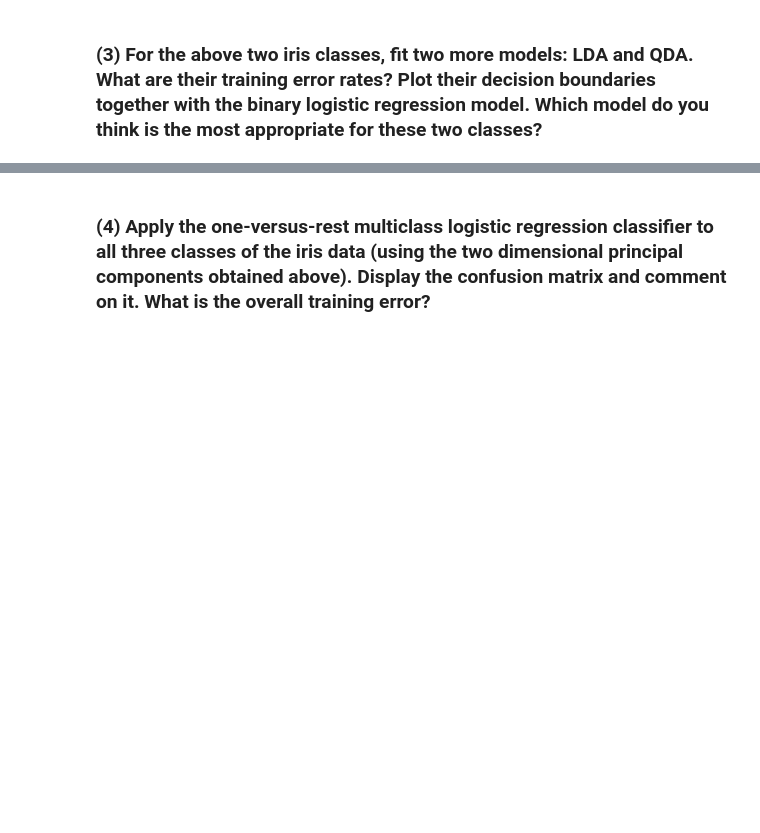
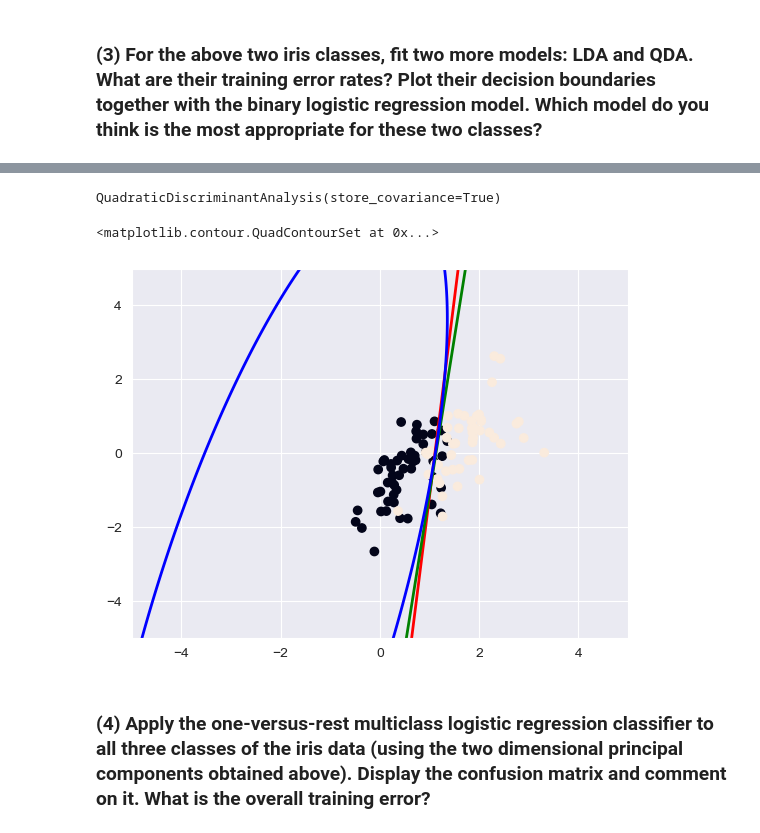
Before and after one commit to jackkrebsbach/stats, a Jupyter notebook: hw/hw4/hw4.ipynb, the cells around one changed output, grey strips where cells are left out. Saved outputs shown, nothing was run; the diff lists cells and outputs as text; code cells hidden in the pictures; blank space fills up the shorter version.

```diff
--- a/hw/hw4/hw4.ipynb
+++ b/hw/hw4/hw4.ipynb
@@ -225,2 +293,9 @@ The features are stored in iris['data'] and the labels are in iris['target'].
 # %% [markdown]
 ### (3) For the above two iris classes, fit two more models: LDA and QDA. What are their training error rates? Plot their decision boundaries together with the binary logistic regression model. Which model do you think is the most appropriate for these two classes?
+# %%
+from sklearn.discriminant_analysis import (
+    LinearDiscriminantAnalysis,
+    QuadraticDiscriminantAnalysis,
+)
+lda = LinearDiscriminantAnalysis(store_covariance=True)
+qda = QuadraticDiscriminantAnalysis(store_covariance=True)
@@ -227,2 +318,35 @@ The features are stored in iris['data'] and the labels are in iris['target'].
+# %%
+# Fit the linear discriminant analysis
+lda.fit(X, y)
+
+# Fit the Quadratic Discriminant analysis
+qda.fit(X, y)
+# %% [output]
+QuadraticDiscriminantAnalysis(store_covariance=True)
+# %%
+# Plot the data and decision boundary
+xx, yy = np.mgrid[-5:5:.01, -5:5:.01]
+grid = np.c_[xx.ravel(), yy.ravel()]
+LRprobs = LRmodel.predict_proba(grid)[:, 1].reshape(xx.shape)
+
+# Get Predictions for Linear Discriminant Analysis
+Z_lda = lda.predict_proba(np.c_[xx.ravel(), yy.ravel()])
+Z_lda = Z_lda[:, 1].reshape(xx.shape)
+
+# Get predictions for Quadratic Discriminant Analysis
+Z_qda = qda.predict_proba(np.c_[xx.ravel(), yy.ravel()])
+Z_qda = Z_qda[:, 1].reshape(xx.shape)
+
+
+# Plot Data
+plt.scatter(x=X.PC1, y=X.PC2, c=y) # plot the data
+
+# Plot Decision Boundaries
+plt.contour(xx, yy, LRprobs, [0.5], linewidths=2.0, colors="red")  # logistic
+plt.contour(xx, yy, Z_lda, [0.5], linewidths=2.0, colors="green")  # LDA
+plt.contour(xx, yy, Z_qda, [0.5], linewidths=2.0, colors="blue")   # QDA
+# %% [output]
+<matplotlib.contour.QuadContourSet at 0x...>
+[figure, added]
 # %% [markdown]
 ### (4) Apply the one-versus-rest multiclass logistic regression classifier to all three classes of the iris data (using the two dimensional principal components obtained above). Display the confusion matrix and comment on it. What is the overall training error?
```
Also changed, not shown: parts of 11 cells of this notebook, 2 other files.
